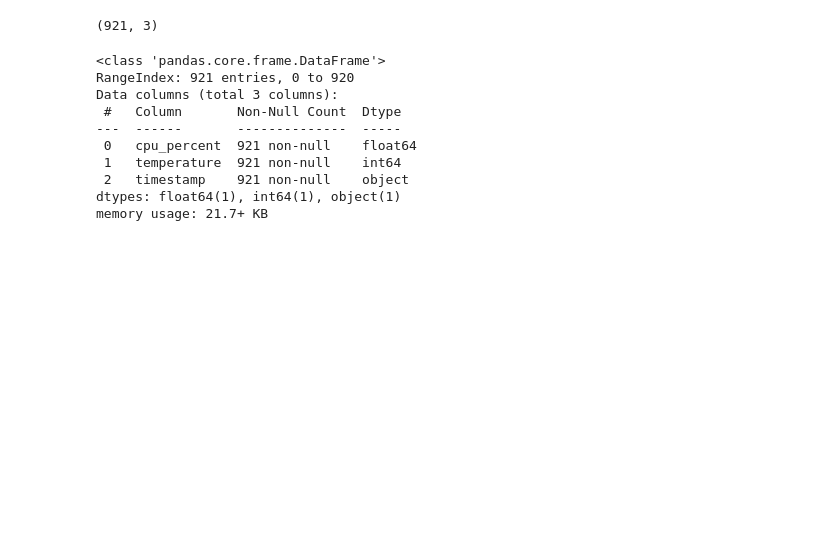
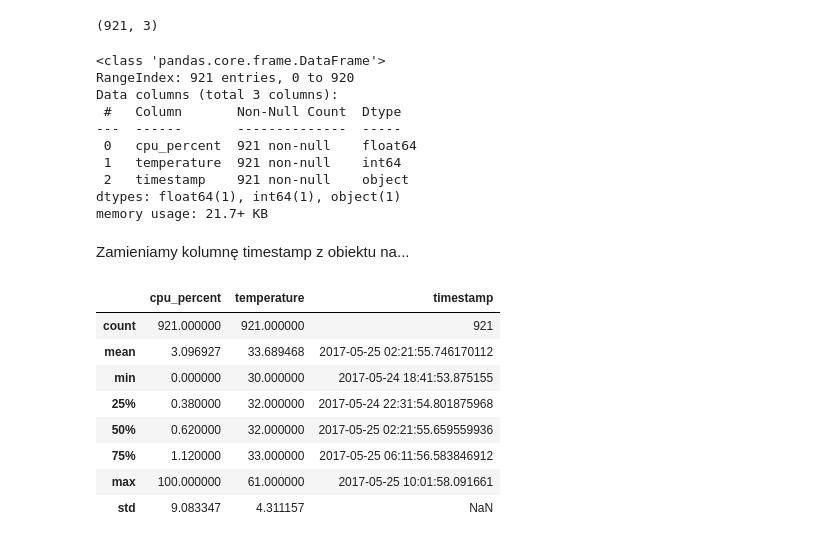
Before and after one commit to wiktorrudzki/MiW, a Jupyter notebook: initial.ipynb, the cells around one changed output. Cells and saved outputs as stored; diff of their text form; code cells hidden in the pictures; blank space fills up the shorter version.

```diff
--- a/initial.ipynb
+++ b/initial.ipynb
@@ -31,3 +31,5 @@ Data columns (total 3 columns):
  2   timestamp    921 non-null    object
 dtypes: float64(1), int64(1), object(1)
 memory usage: 21.7+ KB
+# %% [markdown]
+Zamieniamy kolumnę timestamp z obiektu na...
@@ -37,0 +40,12 @@ X_train, X_test, y_train, y_test = train_test_split(sysinfo, y, test_size=0.3, s
+# %%
+sysinfo.describe()
+# %% [output]
+|  | cpu_percent | temperature | timestamp |
+| count | 921.000000 | 921.000000 | 921 |
+| mean | 3.096927 | 33.689468 | 2017-05-25 02:21:55.746170112 |
+| min | 0.000000 | 30.000000 | 2017-05-24 18:41:53.875155 |
+| 25% | 0.380000 | 32.000000 | 2017-05-24 22:31:54.801875968 |
+| 50% | 0.620000 | 32.000000 | 2017-05-25 02:21:55.659559936 |
+| 75% | 1.120000 | 33.000000 | 2017-05-25 06:11:56.583846912 |
+| max | 100.000000 | 61.000000 | 2017-05-25 10:01:58.091661 |
+| std | 9.083347 | 4.311157 | NaN |
```
Also changed, not shown: parts of 4 cells of this notebook.
